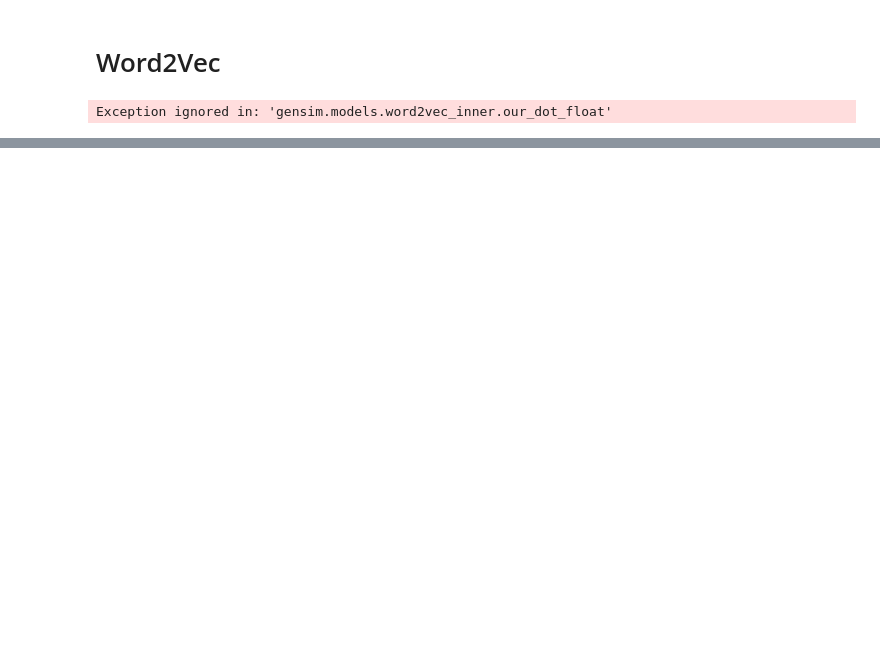
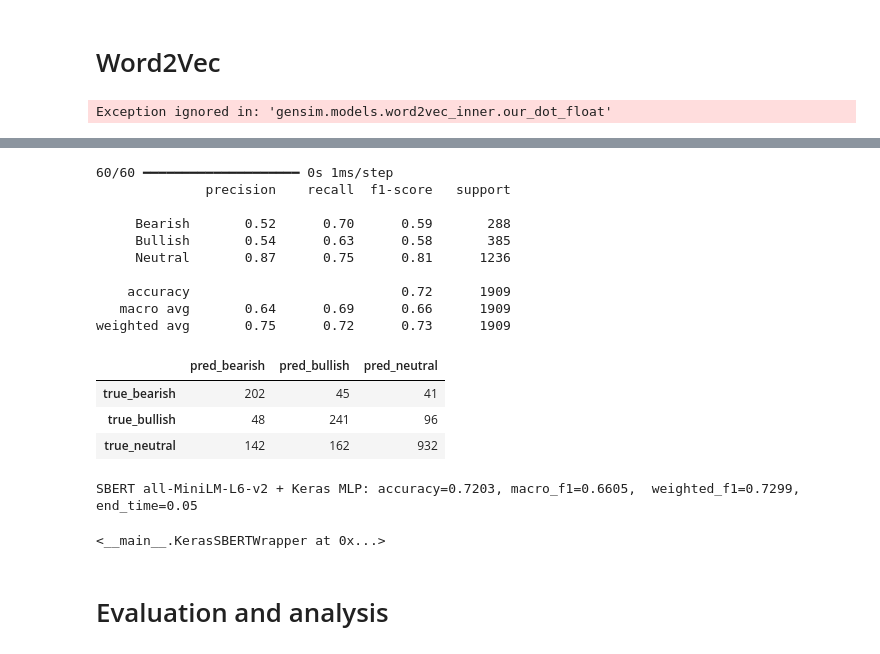
Before and after one commit to iamlaboniraz/Tweet-sentiment-classification-NLP-, a Jupyter notebook: main_analysis.ipynb, the cells around one changed output, grey strips where cells are left out. Saved outputs shown, nothing was run; the diff lists cells and outputs as text; code cells hidden in the pictures; blank space fills up the shorter version.

```diff
--- a/main_analysis.ipynb
+++ b/main_analysis.ipynb
@@ -501,0 +482,6 @@ plt.show()
+# %%
+SBERT_MODEL_NAME = "all-MiniLM-L6-v2"
+
+sbert_model = SentenceTransformer(SBERT_MODEL_NAME)
+
+print("Loaded SBERT model:", SBERT_MODEL_NAME)
@@ -501,0 +622,35 @@ plt.show()
+# %%
+sbert_val_proba = sbert_clf.predict(X_val_embed)
+sbert_val_pred = np.argmax(sbert_val_proba, axis=1)
+
+print(classification_report(
+    y_val_array,
+    sbert_val_pred,
+    target_names=["Bearish", "Bullish", "Neutral"],
+    zero_division=0
+))
+
+cm = confusion_matrix(y_val_array, sbert_val_pred, labels=[0, 1, 2])
+
+cm_df = pd.DataFrame(
+    cm,
+    index=["true_bearish", "true_bullish", "true_neutral"],
+    columns=["pred_bearish", "pred_bullish", "pred_neutral"]
+)
+
+display(cm_df)
+# %% [output]
+60/60 ━━━━━━━━━━━━━━━━━━━━ 0s 1ms/step
+              precision    recall  f1-score   support
+
+     Bearish       0.52      0.70      0.59       288
+     Bullish       0.54      0.63      0.58       385
+     Neutral       0.87      0.75      0.81      1236
+
+    accuracy                           0.72      1909
+   macro avg       0.64      0.69      0.66      1909
+weighted avg       0.75      0.72      0.73      1909
+|  | pred_bearish | pred_bullish | pred_neutral |
+| true_bearish | 202 | 45 | 41 |
+| true_bullish | 48 | 241 | 96 |
+| true_neutral | 142 | 162 | 932 |
@@ -501,0 +672,21 @@ plt.show()
+# %%
+sbert_eval_model = KerasSBERTWrapper(sbert_clf)
+results = [
+    row for row in results
+    if row["Model"] != "SBERT all-MiniLM-L6-v2 + Keras MLP"
+]
+
+# Call existing evaluation function
+model_evaluation(
+    "SBERT all-MiniLM-L6-v2 + Keras MLP",
+    sbert_eval_model,
+    X_train_embed,
+    X_val_embed,
+    y_train_array,
+    y_val_array
+)
+# %% [output]
+SBERT all-MiniLM-L6-v2 + Keras MLP: accuracy=0.7203, macro_f1=0.6605,  weighted_f1=0.7299, end_time=0.05
+<__main__.KerasSBERTWrapper at 0x...>
+# %% [markdown]
+# Evaluation and analysis
```
Also changed, not shown: parts of 21 cells of this notebook.
